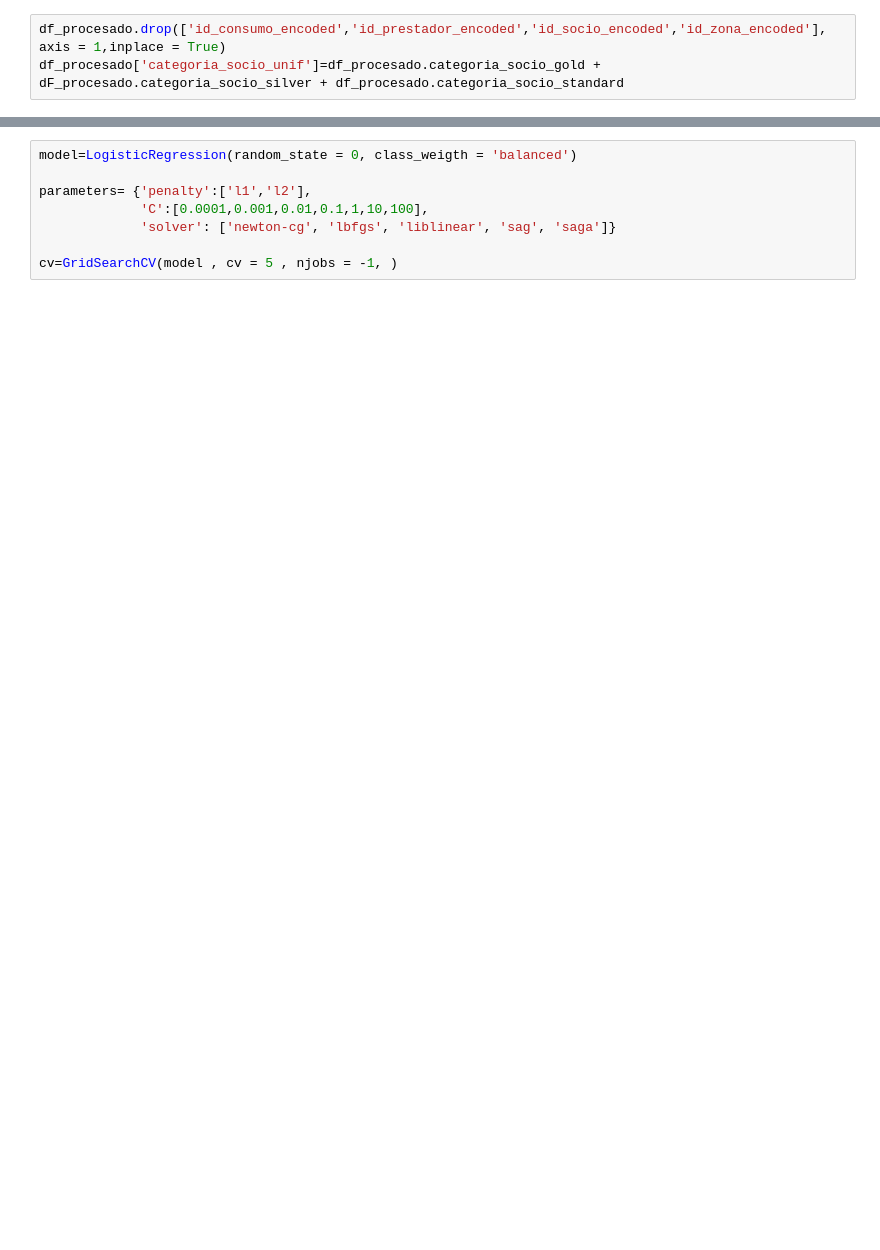
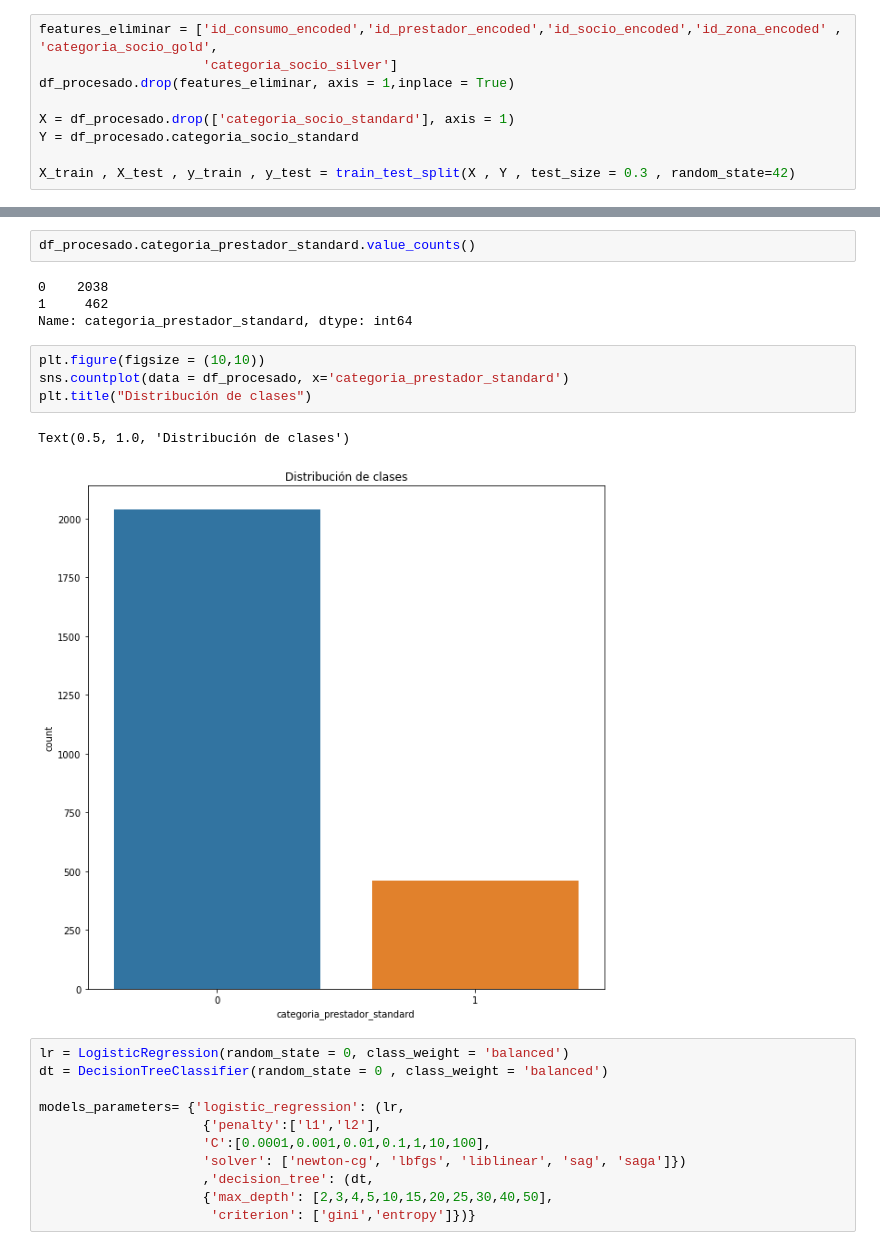
Before and after one commit to JuanMajul/Mentoria_DiploDatos2021, a Jupyter notebook: Notebooks/Práctico 3.ipynb, the cells around one changed output, grey strips where cells are left out. Saved outputs shown, nothing was run; the diff lists cells and outputs as text; blank space fills up the shorter version.

Commit message:
Práctico 3 - socios

```diff
--- a/Notebooks/Práctico 3.ipynb
+++ b/Notebooks/Práctico 3.ipynb
@@ -60,3 +65,9 @@ df_procesado
-# %%
-df_procesado.drop(['id_consumo_encoded','id_prestador_encoded','id_socio_encoded','id_zona_encoded'], axis = 1,inplace = True)
-df_procesado['categoria_socio_unif']=df_procesado.categoria_socio_gold + dF_procesado.categoria_socio_silver + df_procesado.categoria_socio_standard
+# %%
+features_eliminar = ['id_consumo_encoded','id_prestador_encoded','id_socio_encoded','id_zona_encoded' , 'categoria_socio_gold',
+                     'categoria_socio_silver']
+df_procesado.drop(features_eliminar, axis = 1,inplace = True)
+
+X = df_procesado.drop(['categoria_socio_standard'], axis = 1)
+Y = df_procesado.categoria_socio_standard
+
+X_train , X_test , y_train , y_test = train_test_split(X , Y , test_size = 0.3 , random_state=42)
@@ -63,8 +94,24 @@ df_procesado['categoria_socio_unif']=df_procesado.categoria_socio_gold + dF_proc
+# %%
+df_procesado.categoria_prestador_standard.value_counts()
+# %% [output]
+0    2038
+1     462
+Name: categoria_prestador_standard, dtype: int64
+# %%
+plt.figure(figsize = (10,10))
+sns.countplot(data = df_procesado, x='categoria_prestador_standard')
+plt.title("Distribución de clases")
+# %% [output]
+Text(0.5, 1.0, 'Distribución de clases')
+[figure, added]
 # %%
-model=LogisticRegression(random_state = 0, class_weigth = 'balanced')
+lr = LogisticRegression(random_state = 0, class_weight = 'balanced')
+dt = DecisionTreeClassifier(random_state = 0 , class_weight = 'balanced')
 
-parameters= {'penalty':['l1','l2'],
-             'C':[0.0001,0.001,0.01,0.1,1,10,100],
-             'solver': ['newton-cg', 'lbfgs', 'liblinear', 'sag', 'saga']}
-
-cv=GridSearchCV(model , cv = 5 , njobs = -1, )
+models_parameters= {'logistic_regression': (lr,
+                     {'penalty':['l1','l2'],
+                     'C':[0.0001,0.001,0.01,0.1,1,10,100],
+                     'solver': ['newton-cg', 'lbfgs', 'liblinear', 'sag', 'saga']})
+                     ,'decision_tree': (dt,
+                     {'max_depth': [2,3,4,5,10,15,20,25,30,40,50],
+                      'criterion': ['gini','entropy']})}
```
Also changed, not shown: parts of 20 cells of this notebook.
